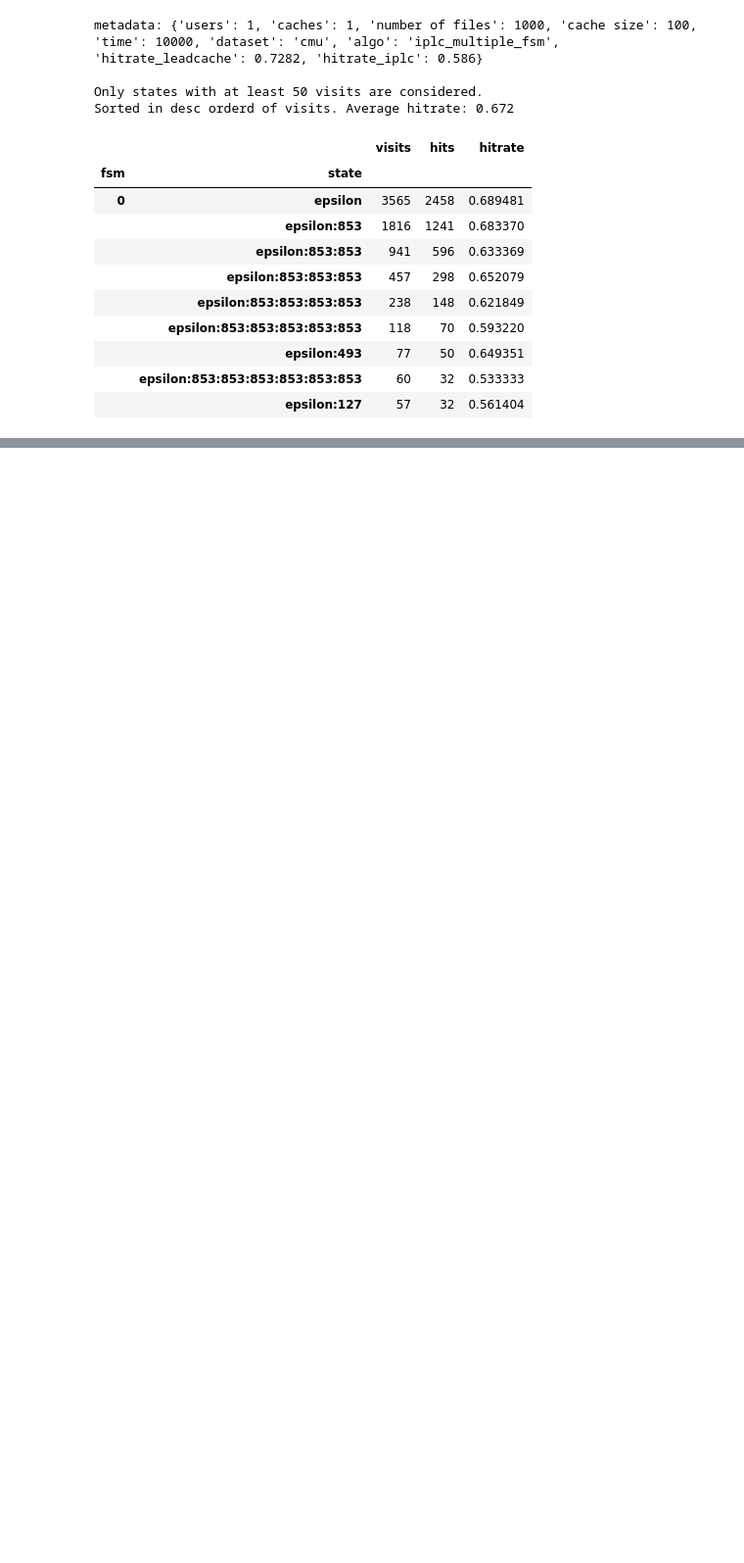
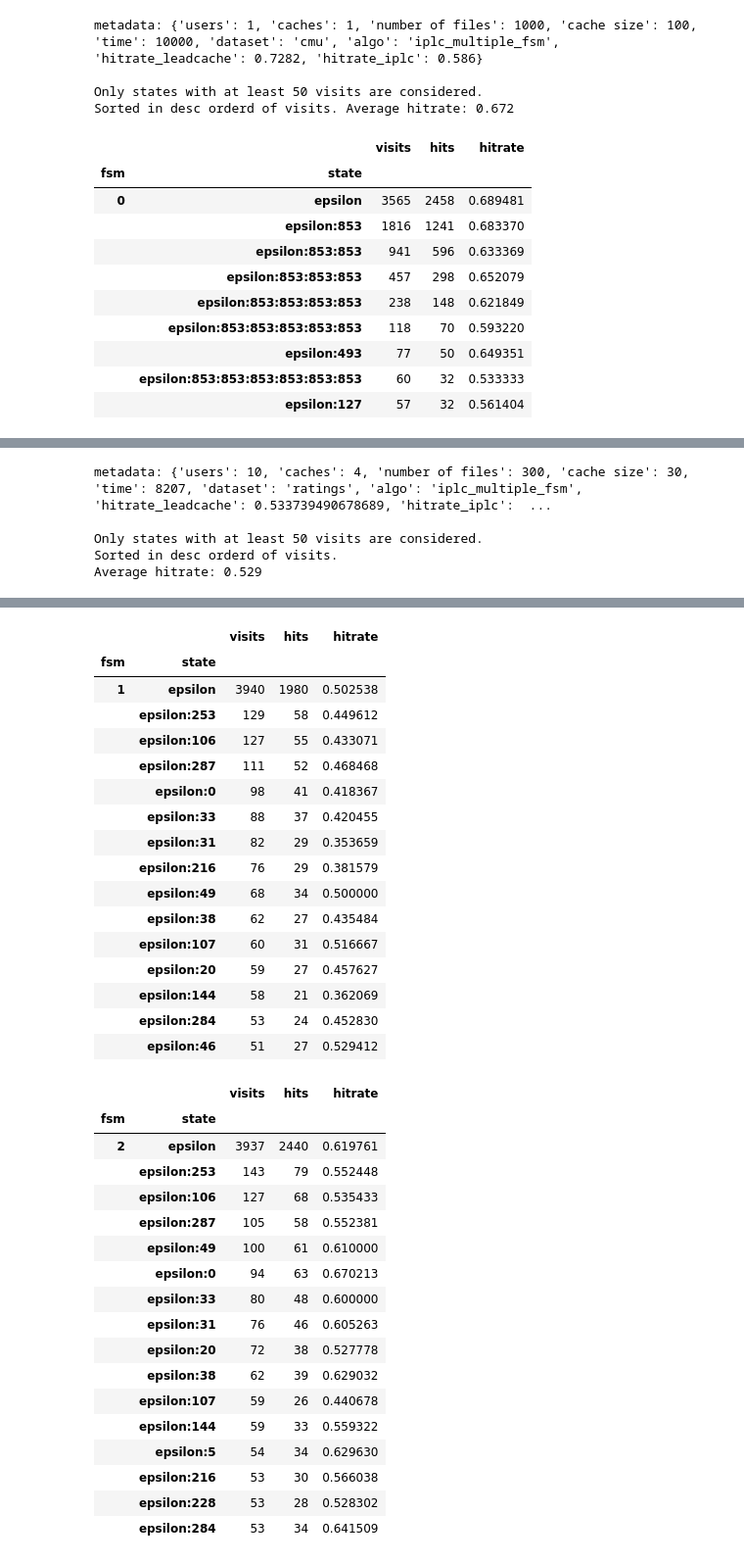
Before and after one commit to AtivJoshi/UniversalCaching, a Jupyter notebook: results.ipynb, the cells around one changed output, grey strips where cells are left out. Shown: that part at 98% size. Drawn from its saved outputs; the diff is of its cells as text; code cells hidden in the pictures; blank space fills up the shorter version.

```diff
--- a/results.ipynb
+++ b/results.ipynb
@@ -74,0 +324,25 @@ Average hitrate: 0.624
+# %%
+with pd.HDFStore('data/results/ratings_iplc_multifsm_u10_c4_t8207_d6_f300_10_23_13_39_31.h5') as storage:
+    df = storage['df']
+    metadata = storage.get_storer('df').attrs.metadata
+    _ = metadata.pop('network_graph')
+    _ = metadata.pop('data_description')
+
+    cutoff=50
+    df1 = df.drop(df[df['visits'] < cutoff].index)
+    hitrate_filtered=df1['hits'].sum()/df1['visits'].sum()
+    df1.sort_values(by=['fsm','visits'], inplace=True, ascending=[True,False])
+
+    print(f'metadata: {metadata}\n')
+    print(f'Only states with at least {cutoff} visits are considered.')
+    print(f'Sorted in desc orderd of visits. \nAverage hitrate: {hitrate_filtered:0.3}')
+
+    for i in range(metadata['users']):
+        df1.loc[[i]]
+    # df1
+# %% [output]
+metadata: {'users': 10, 'caches': 4, 'number of files': 300, 'cache size': 30, 'time': 8207, 'dataset': 'ratings', 'algo': 'iplc_multiple_fsm', 'hitrate_leadcache': 0.533739490678689, 'hitrate_iplc':  ...
+
+Only states with at least 50 visits are considered.
+Sorted in desc orderd of visits.
+Average hitrate: 0.529
@@ -74,0 +365,35 @@ Average hitrate: 0.624
+|  |  | visits | hits | hitrate |
+| fsm | state |  |  |  |
+| 1 | epsilon | 3940 | 1980 | 0.502538 |
+|  | epsilon:253 | 129 | 58 | 0.449612 |
+|  | epsilon:106 | 127 | 55 | 0.433071 |
+|  | epsilon:287 | 111 | 52 | 0.468468 |
+|  | epsilon:0 | 98 | 41 | 0.418367 |
+|  | epsilon:33 | 88 | 37 | 0.420455 |
+|  | epsilon:31 | 82 | 29 | 0.353659 |
+|  | epsilon:216 | 76 | 29 | 0.381579 |
+|  | epsilon:49 | 68 | 34 | 0.500000 |
+|  | epsilon:38 | 62 | 27 | 0.435484 |
+|  | epsilon:107 | 60 | 31 | 0.516667 |
+|  | epsilon:20 | 59 | 27 | 0.457627 |
+|  | epsilon:144 | 58 | 21 | 0.362069 |
+|  | epsilon:284 | 53 | 24 | 0.452830 |
+|  | epsilon:46 | 51 | 27 | 0.529412 |
+|  |  | visits | hits | hitrate |
+| fsm | state |  |  |  |
+| 2 | epsilon | 3937 | 2440 | 0.619761 |
+|  | epsilon:253 | 143 | 79 | 0.552448 |
+|  | epsilon:106 | 127 | 68 | 0.535433 |
+|  | epsilon:287 | 105 | 58 | 0.552381 |
+|  | epsilon:49 | 100 | 61 | 0.610000 |
+|  | epsilon:0 | 94 | 63 | 0.670213 |
+|  | epsilon:33 | 80 | 48 | 0.600000 |
+|  | epsilon:31 | 76 | 46 | 0.605263 |
+|  | epsilon:20 | 72 | 38 | 0.527778 |
+|  | epsilon:38 | 62 | 39 | 0.629032 |
+|  | epsilon:107 | 59 | 26 | 0.440678 |
+|  | epsilon:144 | 59 | 33 | 0.559322 |
+|  | epsilon:5 | 54 | 34 | 0.629630 |
+|  | epsilon:216 | 53 | 30 | 0.566038 |
+|  | epsilon:228 | 53 | 28 | 0.528302 |
+|  | epsilon:284 | 53 | 34 | 0.641509 |
```
Also changed, not shown: parts of 11 cells of this notebook, 2 other files.
